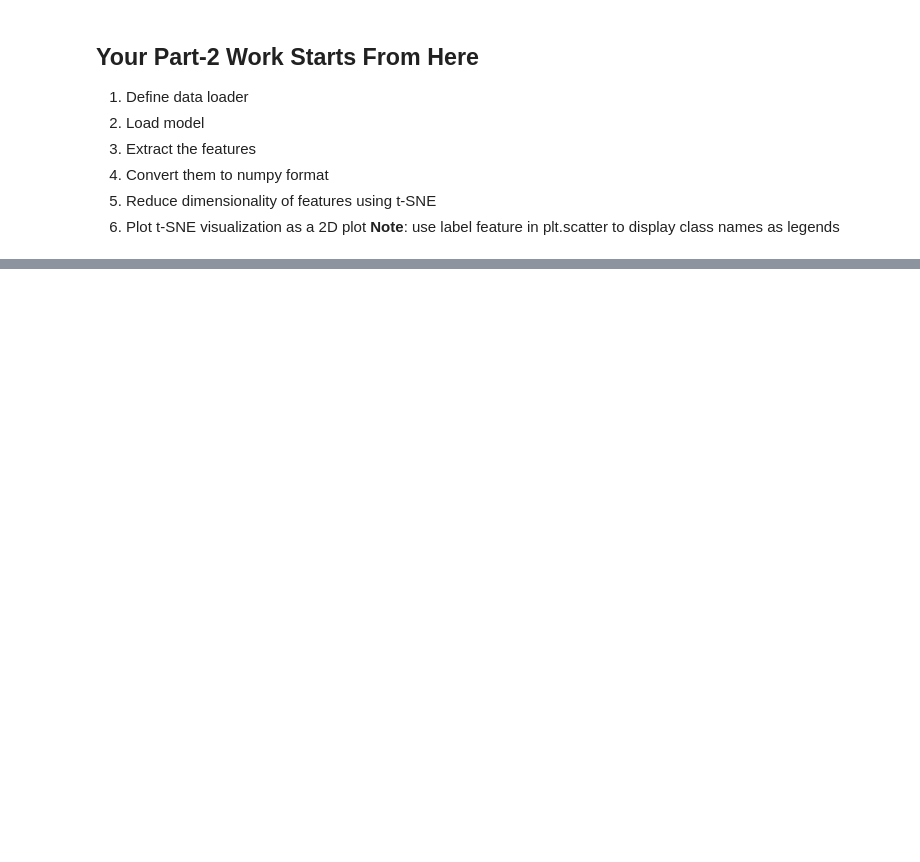
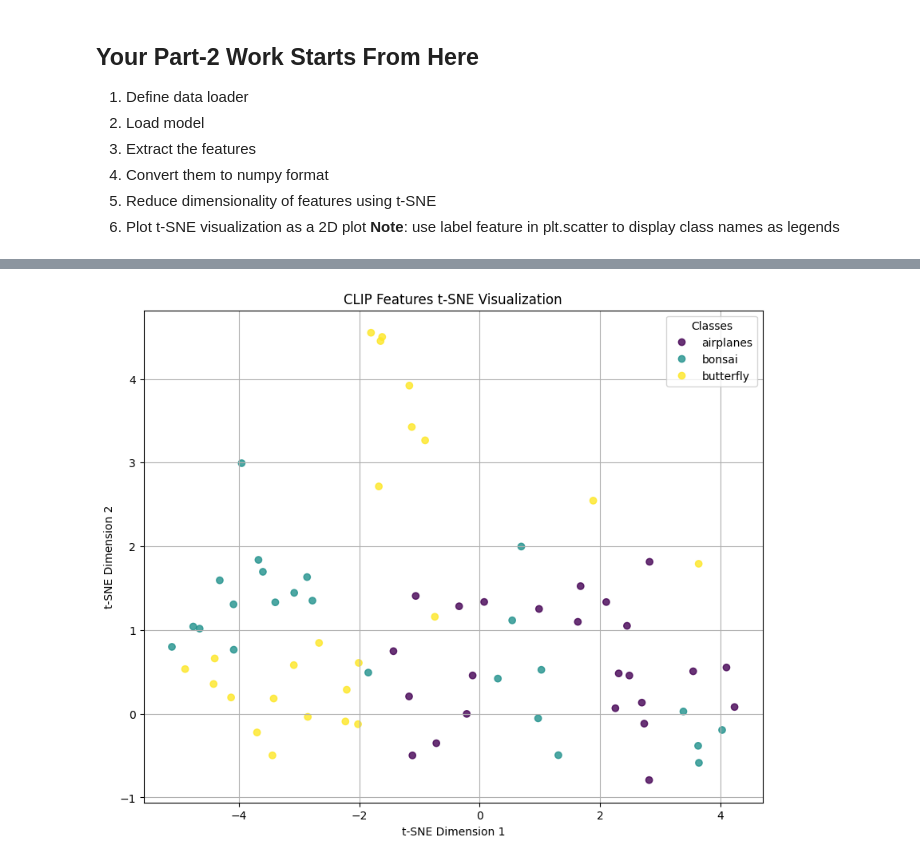
Before and after one commit to tomlough/CE5012, a Jupyter notebook: 24349976_CE5012_Assignment3.ipynb, the cells around one changed output, grey strips where cells are left out. Saved outputs shown, nothing was run; the diff lists cells and outputs as text; code cells hidden in the pictures; blank space fills up the shorter version.

Commit message:
Initial CLIP

```diff
--- a/24349976_CE5012_Assignment3.ipynb
+++ b/24349976_CE5012_Assignment3.ipynb
@@ -334,0 +338,11 @@ plt.show()
+# %%
+# 1. Define data loader (re-using the same ImageDataset and DataLoader logic)
+clip_dataset = ImageDataset(images, targets)
+clip_dataloader = DataLoader(clip_dataset, batch_size=32, shuffle=False)
+
+# 2. Load CLIP model and processor
+# Using 'openai/clip-vit-base-patch32' as a common CLIP model
+processor = CLIPProcessor.from_pretrained("openai/clip-vit-base-patch32")
+clip_model = CLIPModel.from_pretrained("openai/clip-vit-base-patch32")
+clip_model.to(device)
+clip_model.eval()
@@ -334,0 +375,44 @@ plt.show()
+# %%
+# 3. Extract the features
+all_clip_features = []
+all_clip_labels = []
+
+with torch.no_grad():
+    for batch_images, batch_labels in clip_dataloader:
+        # CLIP processor can directly handle image tensors
+        inputs = processor(images=batch_images, return_tensors="pt").to(device)
+
+        # Get image features
+        features = clip_model.get_image_features(**inputs)
+        # Corrected: Access pooler_output from the BaseModelOutputWithPooling object
+        all_clip_features.append(features.pooler_output.cpu())
+        all_clip_labels.append(batch_labels)
+
+# 4. Convert them to numpy format
+all_clip_features = torch.cat(all_clip_features, dim=0).numpy()
+all_clip_labels = torch.cat(all_clip_labels, dim=0).numpy()
+
+# 5. Reduce dimensionality of features using t-SNE
+tsne_clip = TSNE(n_components=2, random_state=42)
+clip_tsne_results = tsne_clip.fit_transform(all_clip_features)
+
+# 6. Plot t-SNE visualization
+plt.figure(figsize=(10, 8))
+scatter_clip = plt.scatter(clip_tsne_results[:, 0],
+                           clip_tsne_results[:, 1],
+                           c=all_clip_labels,
+                           cmap='viridis',
+                           alpha=0.8)
+
+# Create legend using targets_name
+# label_to_name and class_names are already defined earlier
+legend_labels_clip = [label_to_name[i] for i in sorted(np.unique(all_clip_labels))]
+
+plt.legend(handles=scatter_clip.legend_elements()[0], labels=legend_labels_clip, title="Classes")
+plt.title('CLIP Features t-SNE Visualization')
+plt.xlabel('t-SNE Dimension 1')
+plt.ylabel('t-SNE Dimension 2')
+plt.grid(True)
+plt.show()
+# %% [output]
+[figure, added]
```
Also changed, not shown: parts of 5 cells of this notebook.
